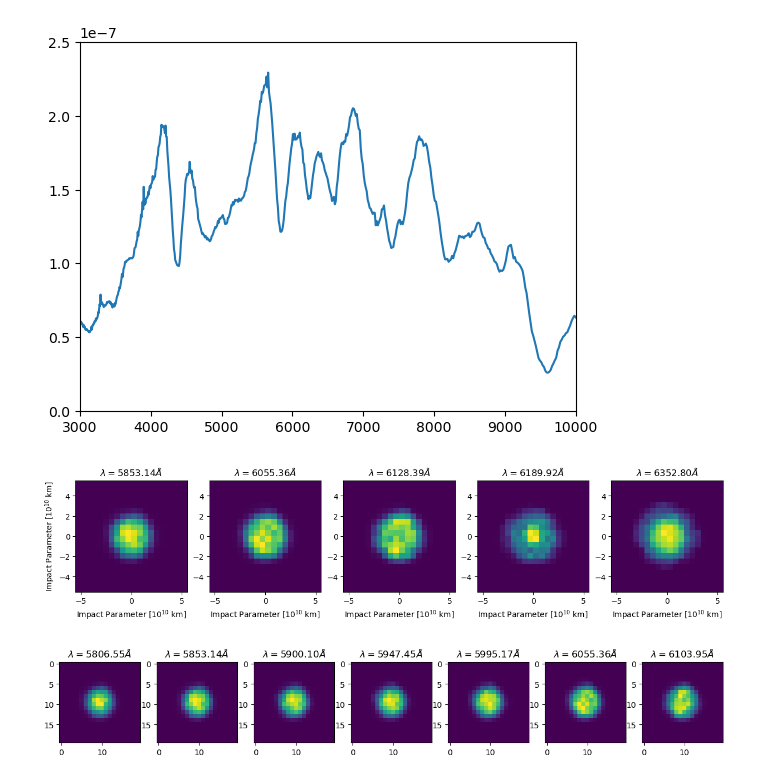
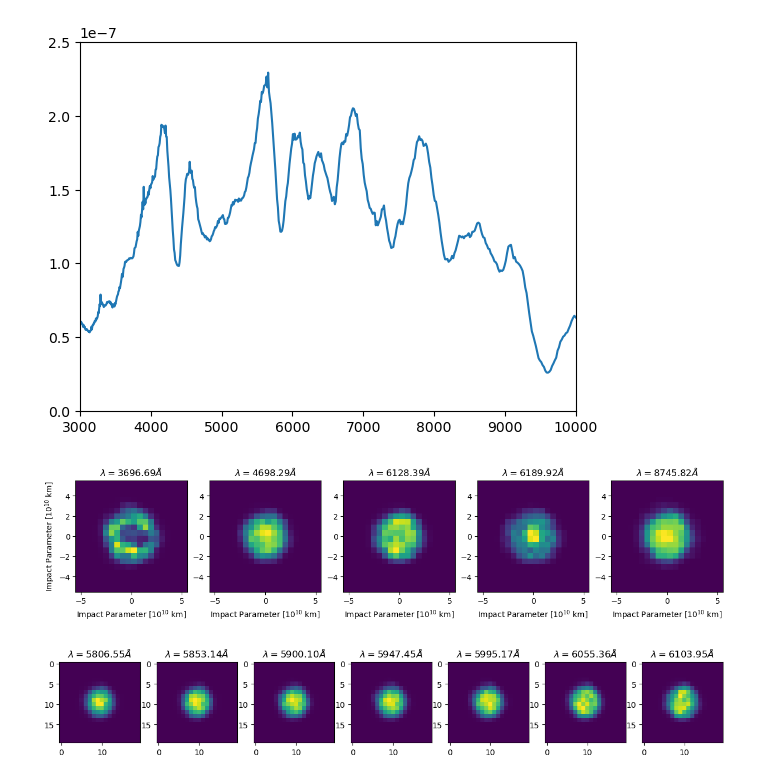
Before and after one commit to AlexGKim/II, a Jupyter notebook: sedona.ipynb, the cells around one changed output. Saved outputs shown, nothing was run; the diff lists cells and outputs as text; code cells hidden in the pictures.

```diff
--- a/sedona.ipynb
+++ b/sedona.ipynb
@@ -40,17 +40,19 @@ sigma_t =13*10**-12
 [figure]
 # %%
 wls = [5850,6055,6128,6189,6355.12]
+# wls = [3700, 4700, 6055, 6355,8750]
+wls = [3700, 4700, 6128, 6189,8750]
 idxs = [ numpy.abs(wavegrid - l).argmin() for l in wls]
 fig,axs = plt.subplots(1,5, figsize=(15, 3))
 for i, idx in enumerate(idxs):
     axs[i].imshow(flux[idx,:,:],extent=[-32000*3600*24*20/1e10, 32000*3600*24*20/1e10,-32000*3600*24*20/1e10, 32000*3600*24*20/1e10])
     axs[i].set_title(r'$\lambda={:.2f}\AA$'.format(wavegrid[idx]))
     axs[i].set_xlabel(r"Impact Parameter [$10^{10}~\text{km}$]")
     if i==0:
         axs[i].set_ylabel(r"Impact Parameter [$10^{10}~\text{km}$]")
 plt.savefig('image.pdf')
 # %% [output]
-[figure, old version]
+[figure, new version]
 # %%
 fig,axs = plt.subplots(1,7, figsize=(15, 3))
 
```
Also changed, not shown: parts of 2 cells of this notebook, 1 other file.
